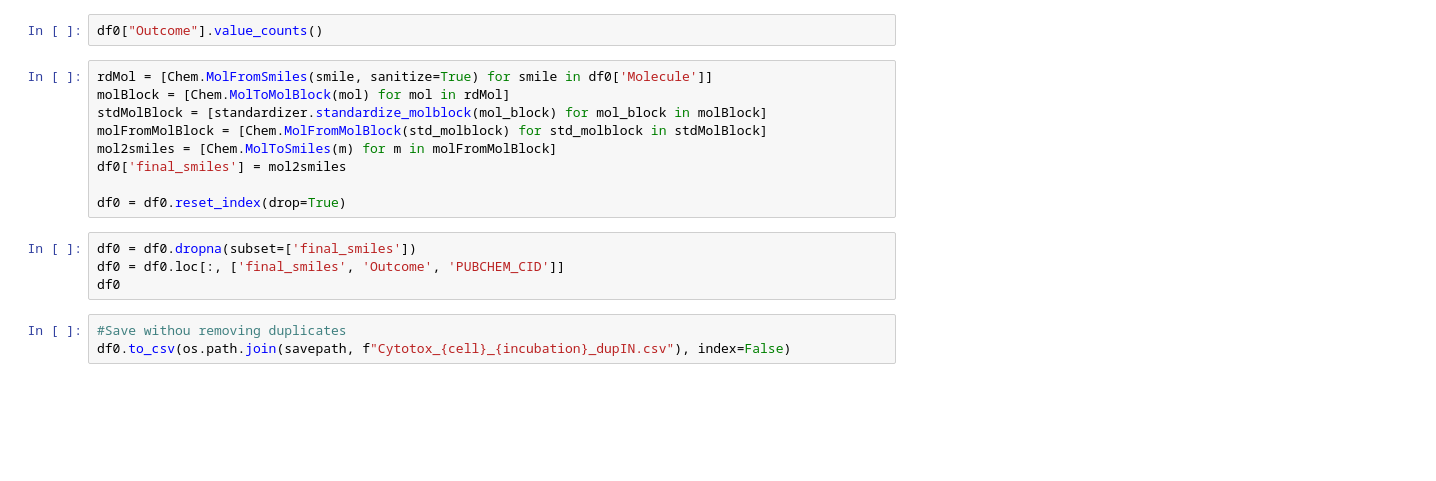
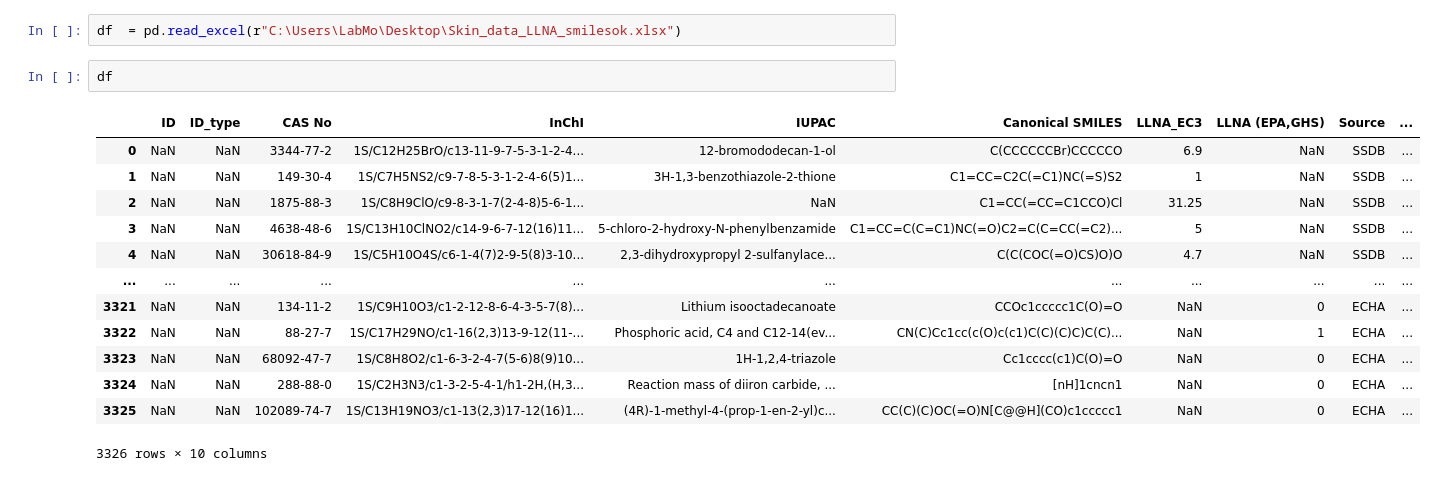
Before and after one commit to franciscolucasfo/Scripts-LabMol-Francisco, a Jupyter notebook: aaaaa.ipynb, the cells around one changed output. Drawn from its saved outputs; the diff is of its cells as text; blank space fills up the shorter version.

```diff
--- a/aaaaa.ipynb
+++ b/aaaaa.ipynb
@@ -48,18 +18,18 @@ df0
-# %%
-df0["Outcome"].value_counts()
-# %%
-rdMol = [Chem.MolFromSmiles(smile, sanitize=True) for smile in df0['Molecule']]
-molBlock = [Chem.MolToMolBlock(mol) for mol in rdMol]
-stdMolBlock = [standardizer.standardize_molblock(mol_block) for mol_block in molBlock]
-molFromMolBlock = [Chem.MolFromMolBlock(std_molblock) for std_molblock in stdMolBlock]
-mol2smiles = [Chem.MolToSmiles(m) for m in molFromMolBlock]
-df0['final_smiles'] = mol2smiles
-
-df0 = df0.reset_index(drop=True)
-# %%
-df0 = df0.dropna(subset=['final_smiles'])
-df0 = df0.loc[:, ['final_smiles', 'Outcome', 'PUBCHEM_CID']]
-df0
-# %%
-#Save withou removing duplicates
-df0.to_csv(os.path.join(savepath, f"Cytotox_{cell}_{incubation}_dupIN.csv"), index=False)
+# %%
+df  = pd.read_excel(r"C:\Users\LabMo\Desktop\Skin_data_LLNA_smilesok.xlsx")
+# %%
+df
+# %% [output]
+|  | ID | ID_type | CAS No | InChI | IUPAC | Canonical SMILES | LLNA_EC3 | LLNA (EPA,GHS) | Source | ... |
+| 0 | NaN | NaN | 3344-77-2 | 1S/C12H25BrO/c13-11-9-7-5-3-1-2-4... | 12-bromododecan-1-ol | C(CCCCCCBr)CCCCCO | 6.9 | NaN | SSDB | ... |
+| 1 | NaN | NaN | 149-30-4 | 1S/C7H5NS2/c9-7-8-5-3-1-2-4-6(5)1... | 3H-1,3-benzothiazole-2-thione | C1=CC=C2C(=C1)NC(=S)S2 | 1 | NaN | SSDB | ... |
+| 2 | NaN | NaN | 1875-88-3 | 1S/C8H9ClO/c9-8-3-1-7(2-4-8)5-6-1... | NaN | C1=CC(=CC=C1CCO)Cl | 31.25 | NaN | SSDB | ... |
+| 3 | NaN | NaN | 4638-48-6 | 1S/C13H10ClNO2/c14-9-6-7-12(16)11... | 5-chloro-2-hydroxy-N-phenylbenzamide | C1=CC=C(C=C1)NC(=O)C2=C(C=CC(=C2)... | 5 | NaN | SSDB | ... |
+| 4 | NaN | NaN | 30618-84-9 | 1S/C5H10O4S/c6-1-4(7)2-9-5(8)3-10... | 2,3-dihydroxypropyl 2-sulfanylace... | C(C(COC(=O)CS)O)O | 4.7 | NaN | SSDB | ... |
+| ... | ... | ... | ... | ... | ... | ... | ... | ... | ... | ... |
+| 3321 | NaN | NaN | 134-11-2 | 1S/C9H10O3/c1-2-12-8-6-4-3-5-7(8)... | Lithium isooctadecanoate | CCOc1ccccc1C(O)=O | NaN | 0 | ECHA | ... |
+| 3322 | NaN | NaN | 88-27-7 | 1S/C17H29NO/c1-16(2,3)13-9-12(11-... | Phosphoric acid, C4 and C12-14(ev... | CN(C)Cc1cc(c(O)c(c1)C(C)(C)C)C(C)... | NaN | 1 | ECHA | ... |
+| 3323 | NaN | NaN | 68092-47-7 | 1S/C8H8O2/c1-6-3-2-4-7(5-6)8(9)10... | 1H-1,2,4-triazole | Cc1cccc(c1)C(O)=O | NaN | 0 | ECHA | ... |
+| 3324 | NaN | NaN | 288-88-0 | 1S/C2H3N3/c1-3-2-5-4-1/h1-2H,(H,3... | Reaction mass of diiron carbide, ... | [nH]1cncn1 | NaN | 0 | ECHA | ... |
+| 3325 | NaN | NaN | 102089-74-7 | 1S/C13H19NO3/c1-13(2,3)17-12(16)1... | (4R)-1-methyl-4-(prop-1-en-2-yl)c... | CC(C)(C)OC(=O)N[C@@H](CO)c1ccccc1 | NaN | 0 | ECHA | ... |
+3326 rows × 10 columns
```
Also changed, not shown: parts of 22 cells of this notebook.
